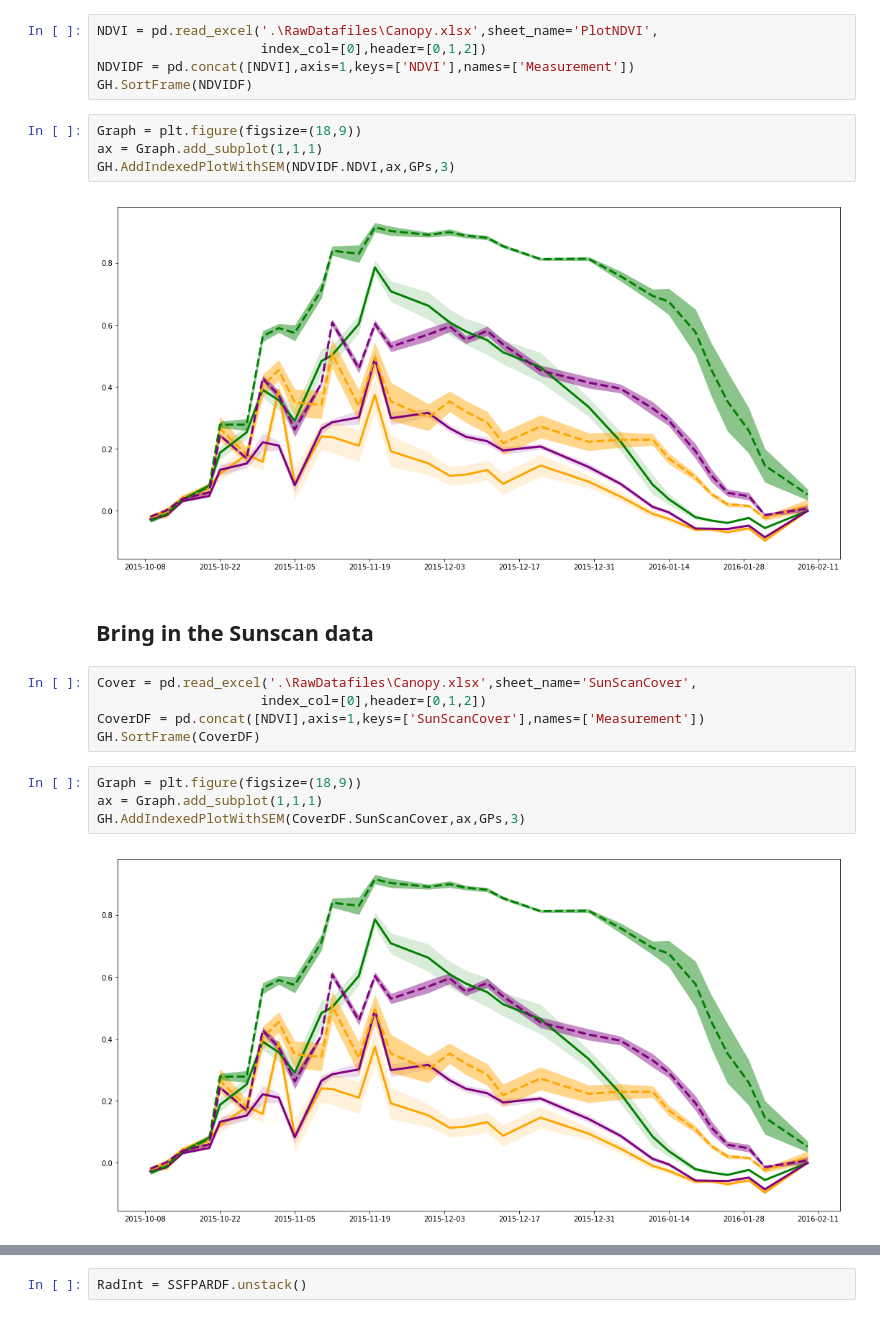
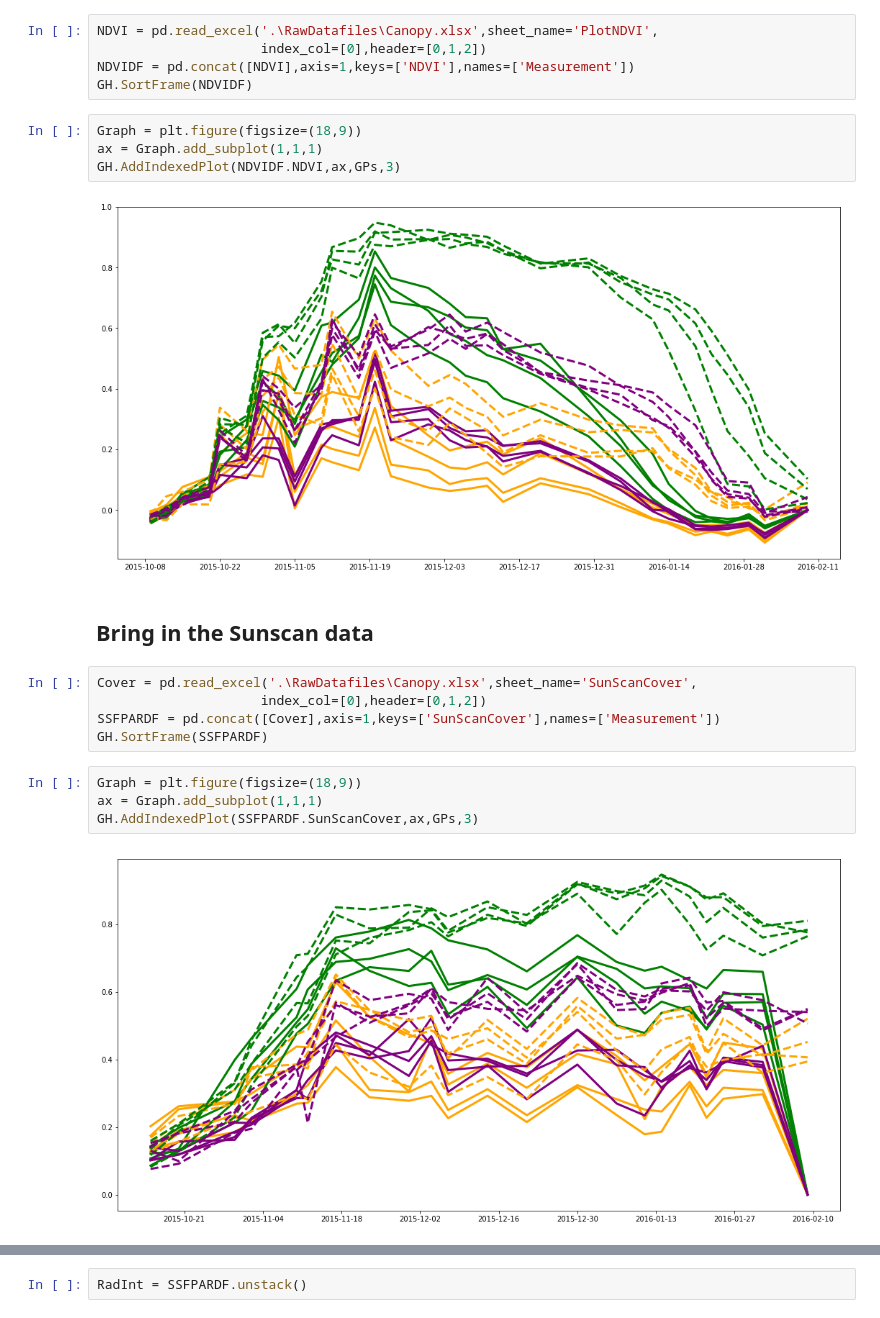
Before and after one commit to HamishBrownPFR/CropWaterAnalysis, a Jupyter notebook: Wheat/CanopyAnalysis.ipynb, the cells around one changed output, grey strips where cells are left out. Cells and saved outputs as stored; diff of their text form.

```diff
--- a/Wheat/CanopyAnalysis.ipynb
+++ b/Wheat/CanopyAnalysis.ipynb
@@ -221,19 +222,19 @@ GH.SortFrame(NDVIDF)
 # %%
 Graph = plt.figure(figsize=(18,9))
 ax = Graph.add_subplot(1,1,1)
-GH.AddIndexedPlotWithSEM(NDVIDF.NDVI,ax,GPs,3)
+GH.AddIndexedPlot(NDVIDF.NDVI,ax,GPs,3)
 # %% [output]
-[figure, old version]
+[figure, new version]
 # %% [markdown]
 ## Bring in the Sunscan data
 # %%
 Cover = pd.read_excel('.\RawDatafiles\Canopy.xlsx',sheet_name='SunScanCover',
                      index_col=[0],header=[0,1,2])
-CoverDF = pd.concat([NDVI],axis=1,keys=['SunScanCover'],names=['Measurement'])
-GH.SortFrame(CoverDF)
+SSFPARDF = pd.concat([Cover],axis=1,keys=['SunScanCover'],names=['Measurement'])
+GH.SortFrame(SSFPARDF)
 # %%
 Graph = plt.figure(figsize=(18,9))
 ax = Graph.add_subplot(1,1,1)
-GH.AddIndexedPlotWithSEM(CoverDF.SunScanCover,ax,GPs,3)
+GH.AddIndexedPlot(SSFPARDF.SunScanCover,ax,GPs,3)
 # %% [output]
-[figure, old version]
+[figure, new version]
```
Also changed, not shown: parts of 33 cells of this notebook, 10 other files.
